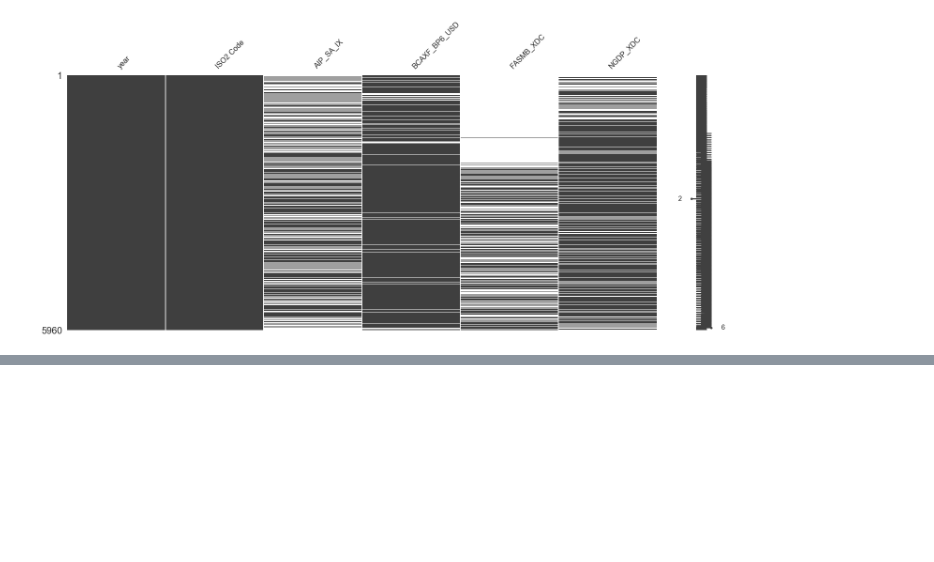
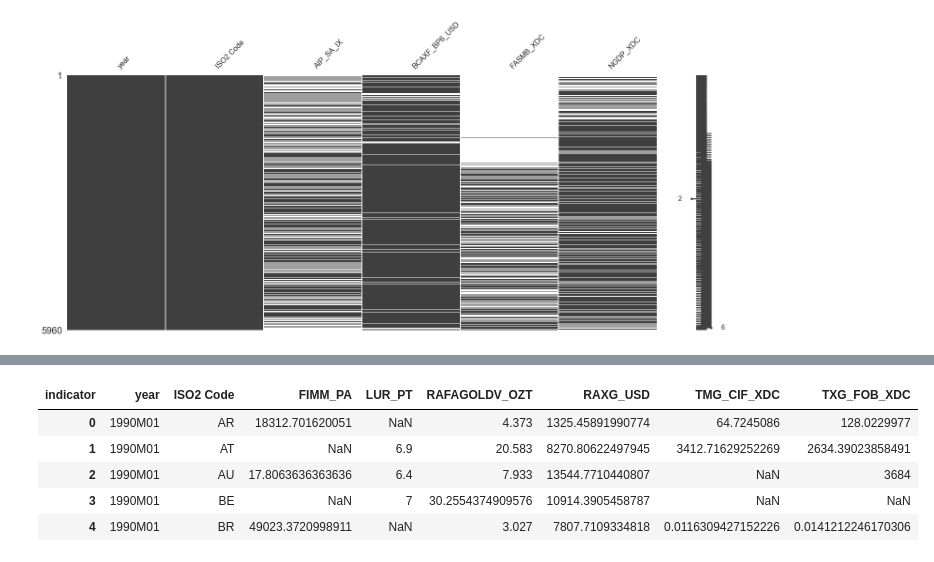
Before and after one commit to Walras-data/countryrisk, a Jupyter notebook: countryrisk4.ipynb, the cells around one changed output, grey strips where cells are left out. Drawn from its saved outputs; the diff is of its cells as text; code cells hidden in the pictures; blank space fills up the shorter version.

```diff
--- a/countryrisk4.ipynb
+++ b/countryrisk4.ipynb
@@ -216,2 +244,11 @@ NameError: name 'selected_worldbank_data' is not defined
 # %%
 full_data.head()
+# %%
+stack.head()
+# %% [output]
+| indicator | year | ISO2 Code | FIMM_PA | LUR_PT | RAFAGOLDV_OZT | RAXG_USD | TMG_CIF_XDC | TXG_FOB_XDC |
+| 0 | 1990M01 | AR | 18312.701620051 | NaN | 4.373 | 1325.45891990774 | 64.7245086 | 128.0229977 |
+| 1 | 1990M01 | AT | NaN | 6.9 | 20.583 | 8270.80622497945 | 3412.71629252269 | 2634.39023858491 |
+| 2 | 1990M01 | AU | 17.8063636363636 | 6.4 | 7.933 | 13544.7710440807 | NaN | 3684 |
+| 3 | 1990M01 | BE | NaN | 7 | 30.2554374909576 | 10914.3905458787 | NaN | NaN |
+| 4 | 1990M01 | BR | 49023.3720998911 | NaN | 3.027 | 7807.7109334818 | 0.0116309427152226 | 0.0141212246170306 |
```
Also changed, not shown: parts of 8 cells of this notebook, 3 other files.
